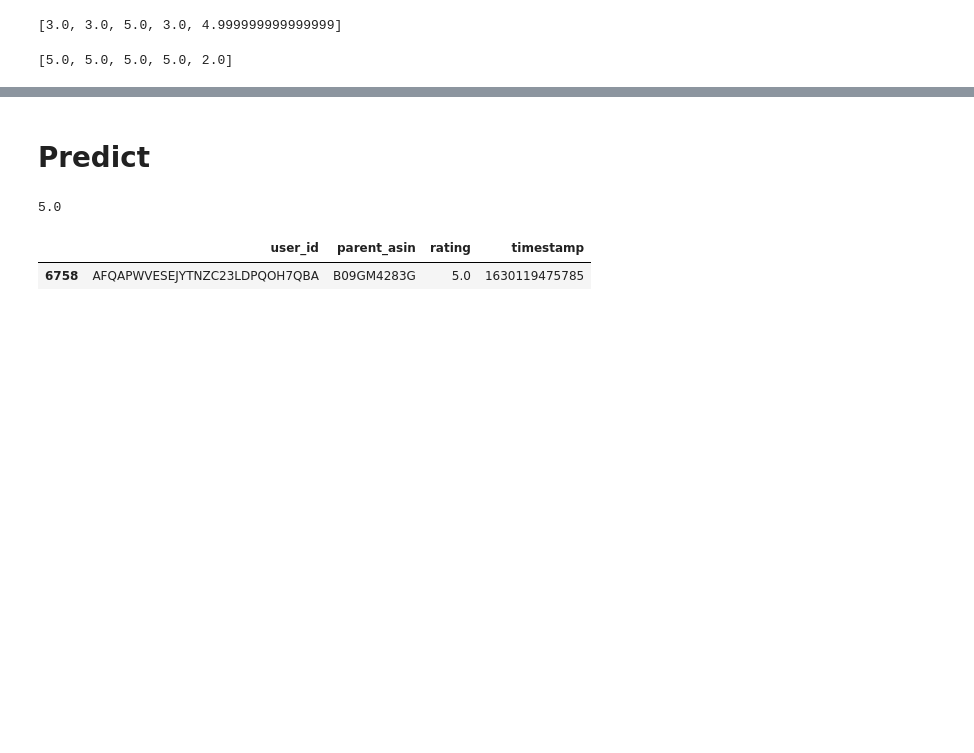
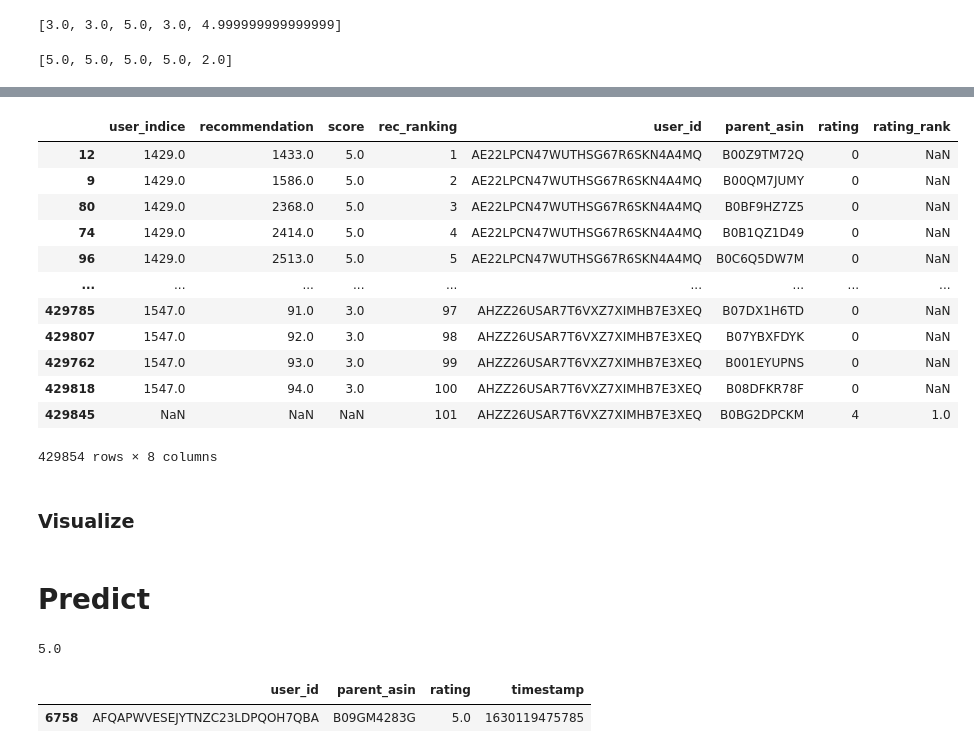
Before and after one commit to dvquy13/reco-algo, a Jupyter notebook: notebooks/cf_i2i.ipynb, the cells around one changed output, grey strips where cells are left out. Drawn from its saved outputs; the diff is of its cells as text; code cells hidden in the pictures; blank space fills up the shorter version.

Commit message:
Add ranking metrics eval for CF I2I and CF U2U

```diff
--- a/notebooks/cf_i2i.ipynb
+++ b/notebooks/cf_i2i.ipynb
@@ -180,0 +258,5 @@ val_ratings[:5]
+# %%
+recommendations = model.recommend(val_user_indices, k=args.top_K, progress_bar_type='tqdm_notebook')
+# %%
+recommendations_df = pd.DataFrame(recommendations).pipe(create_rec_df, idm)
+recommendations_df
@@ -180,0 +277,3 @@ val_ratings[:5]
+# %%
+label_df = create_label_df(val_df)
+label_df
@@ -180,0 +294,19 @@ val_ratings[:5]
+# %%
+eval_df = merge_recs_with_target(recommendations_df, label_df, k=args.top_K)
+eval_df
+# %% [output]
+|  | user_indice | recommendation | score | rec_ranking | user_id | parent_asin | rating | rating_rank |
+| 12 | 1429.0 | 1433.0 | 5.0 | 1 | AE22LPCN47WUTHSG67R6SKN4A4MQ | B00Z9TM72Q | 0 | NaN |
+| 9 | 1429.0 | 1586.0 | 5.0 | 2 | AE22LPCN47WUTHSG67R6SKN4A4MQ | B00QM7JUMY | 0 | NaN |
+| 80 | 1429.0 | 2368.0 | 5.0 | 3 | AE22LPCN47WUTHSG67R6SKN4A4MQ | B0BF9HZ7Z5 | 0 | NaN |
+| 74 | 1429.0 | 2414.0 | 5.0 | 4 | AE22LPCN47WUTHSG67R6SKN4A4MQ | B0B1QZ1D49 | 0 | NaN |
+| 96 | 1429.0 | 2513.0 | 5.0 | 5 | AE22LPCN47WUTHSG67R6SKN4A4MQ | B0C6Q5DW7M | 0 | NaN |
+| ... | ... | ... | ... | ... | ... | ... | ... | ... |
+| 429785 | 1547.0 | 91.0 | 3.0 | 97 | AHZZ26USAR7T6VXZ7XIMHB7E3XEQ | B07DX1H6TD | 0 | NaN |
+| 429807 | 1547.0 | 92.0 | 3.0 | 98 | AHZZ26USAR7T6VXZ7XIMHB7E3XEQ | B07YBXFDYK | 0 | NaN |
+| 429762 | 1547.0 | 93.0 | 3.0 | 99 | AHZZ26USAR7T6VXZ7XIMHB7E3XEQ | B001EYUPNS | 0 | NaN |
+| 429818 | 1547.0 | 94.0 | 3.0 | 100 | AHZZ26USAR7T6VXZ7XIMHB7E3XEQ | B08DFKR78F | 0 | NaN |
+| 429845 | NaN | NaN | NaN | 101 | AHZZ26USAR7T6VXZ7XIMHB7E3XEQ | B0BG2DPCKM | 4 | 1.0 |
+429854 rows × 8 columns
+# %% [markdown]
+### Visualize
```
Also changed, not shown: parts of 17 cells of this notebook, 11 other files.
